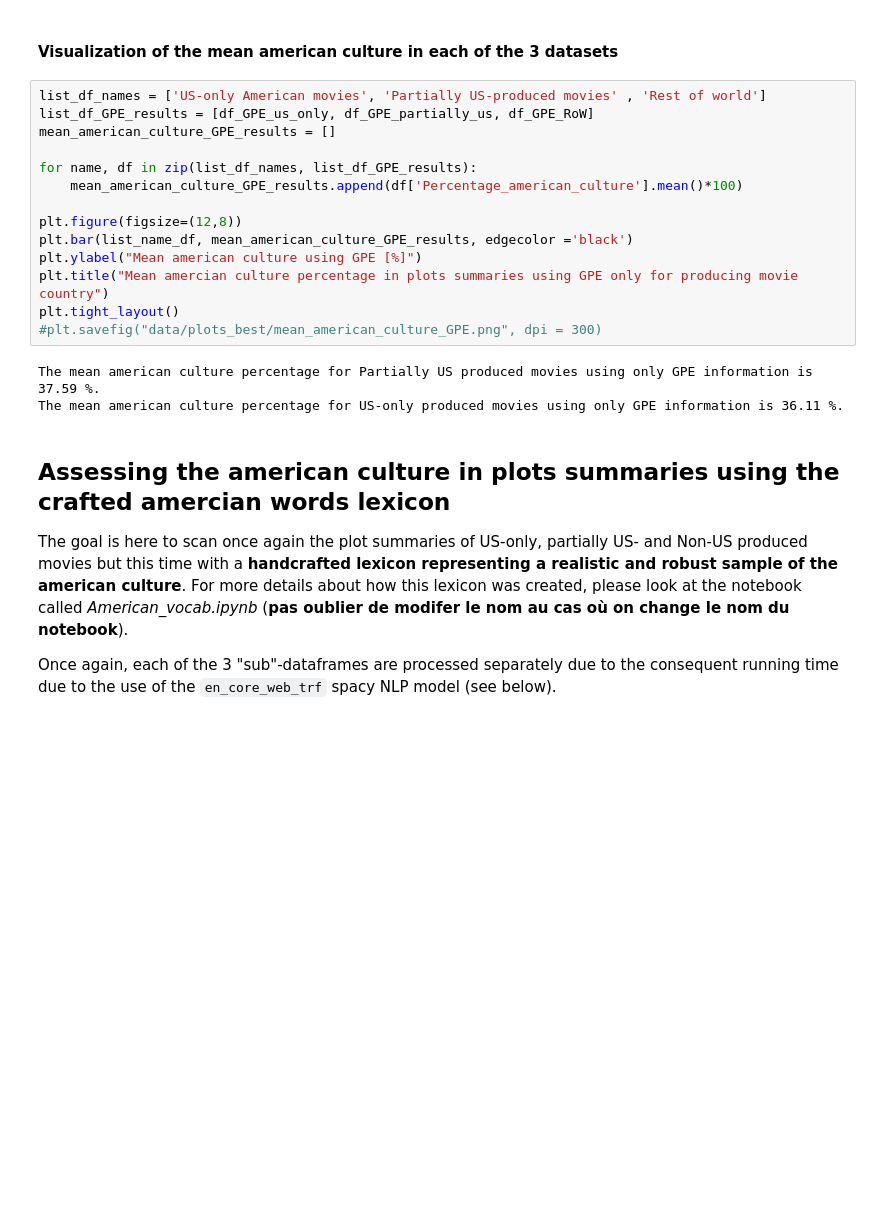
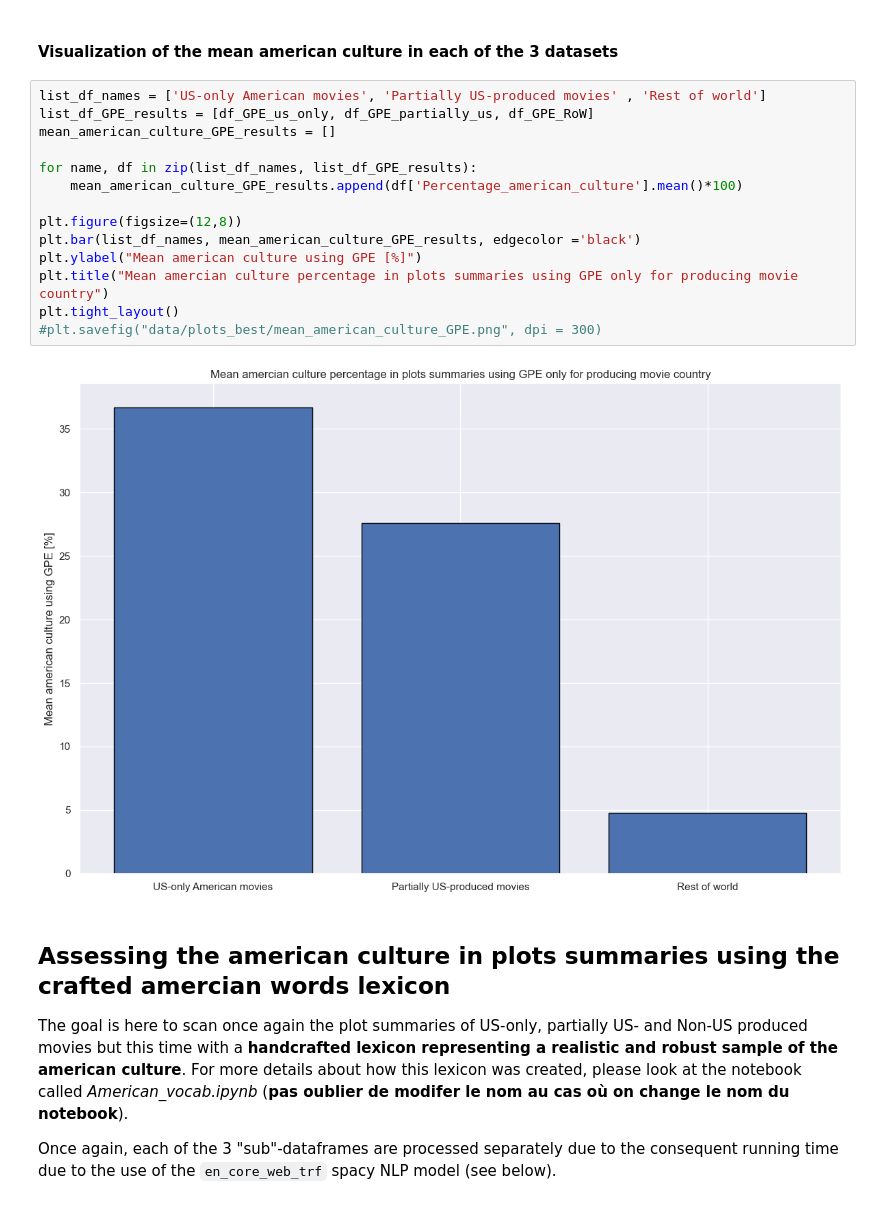
Before and after one commit to epfl-ada/ada-2024-project-adactylous, a Jupyter notebook: NLP_Luca_P3.ipynb, the cells around one changed output. Cells and saved outputs as stored; diff of their text form; blank space fills up the shorter version.

```diff
--- a/NLP_Luca_P3.ipynb
+++ b/NLP_Luca_P3.ipynb
@@ -643,20 +695,19 @@ df_GPE_RoW .head(10)
 # %%
 list_df_names = ['US-only American movies', 'Partially US-produced movies' , 'Rest of world']
 list_df_GPE_results = [df_GPE_us_only, df_GPE_partially_us, df_GPE_RoW]
 mean_american_culture_GPE_results = []
 
 for name, df in zip(list_df_names, list_df_GPE_results):
     mean_american_culture_GPE_results.append(df['Percentage_american_culture'].mean()*100)
 
 plt.figure(figsize=(12,8))
-plt.bar(list_name_df, mean_american_culture_GPE_results, edgecolor ='black')
+plt.bar(list_df_names, mean_american_culture_GPE_results, edgecolor ='black')
 plt.ylabel("Mean american culture using GPE [%]")
 plt.title("Mean amercian culture percentage in plots summaries using GPE only for producing movie country")
 plt.tight_layout()
 #plt.savefig("data/plots_best/mean_american_culture_GPE.png", dpi = 300)
 # %% [output]
-The mean american culture percentage for Partially US produced movies using only GPE information is 37.59 %.
-The mean american culture percentage for US-only produced movies using only GPE information is 36.11 %.
+[figure, added]
 # %% [markdown]
 ## Assessing the american culture in plots summaries using the crafted amercian words lexicon
 The goal is here to scan once again the plot summaries of US-only, partially US- and Non-US produced movies but this time with a **handcrafted lexicon representing a realistic and robust sample of the american culture**. For more details about how this lexicon was created, please look at the notebook called *American_vocab.ipynb* (**pas oublier de modifer le nom au cas où on change le nom du notebook**).
```
Also changed, not shown: parts of 9 cells of this notebook, 2 other files.
